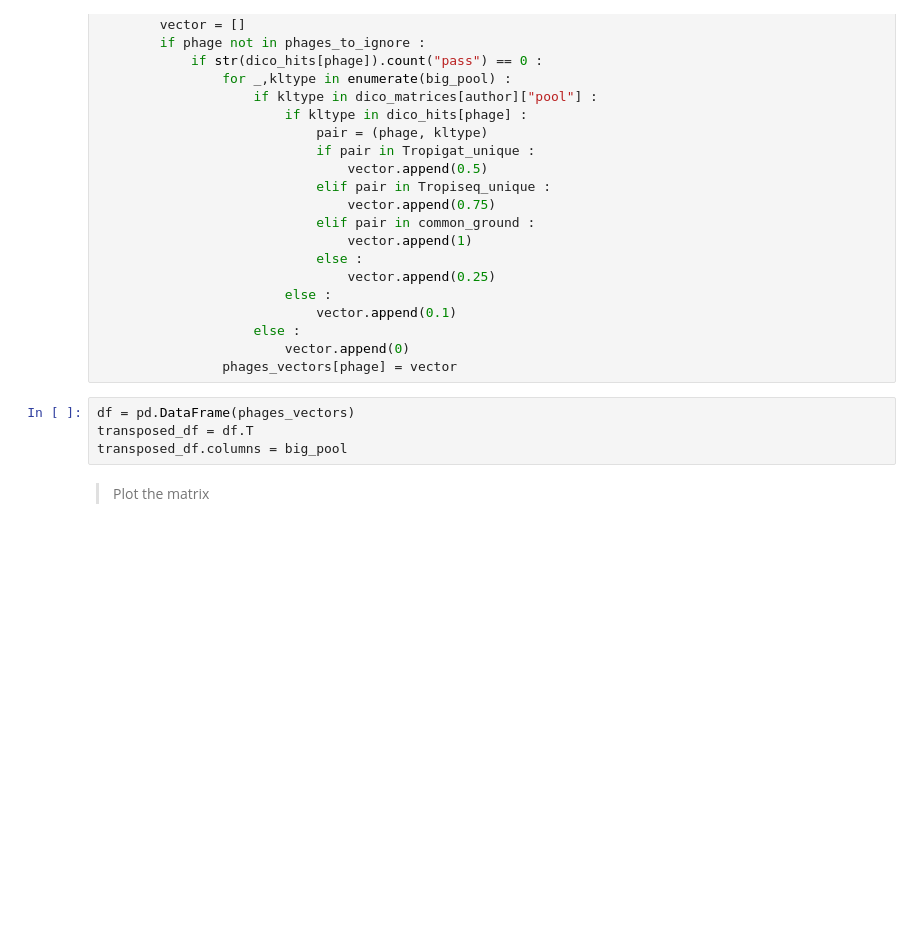
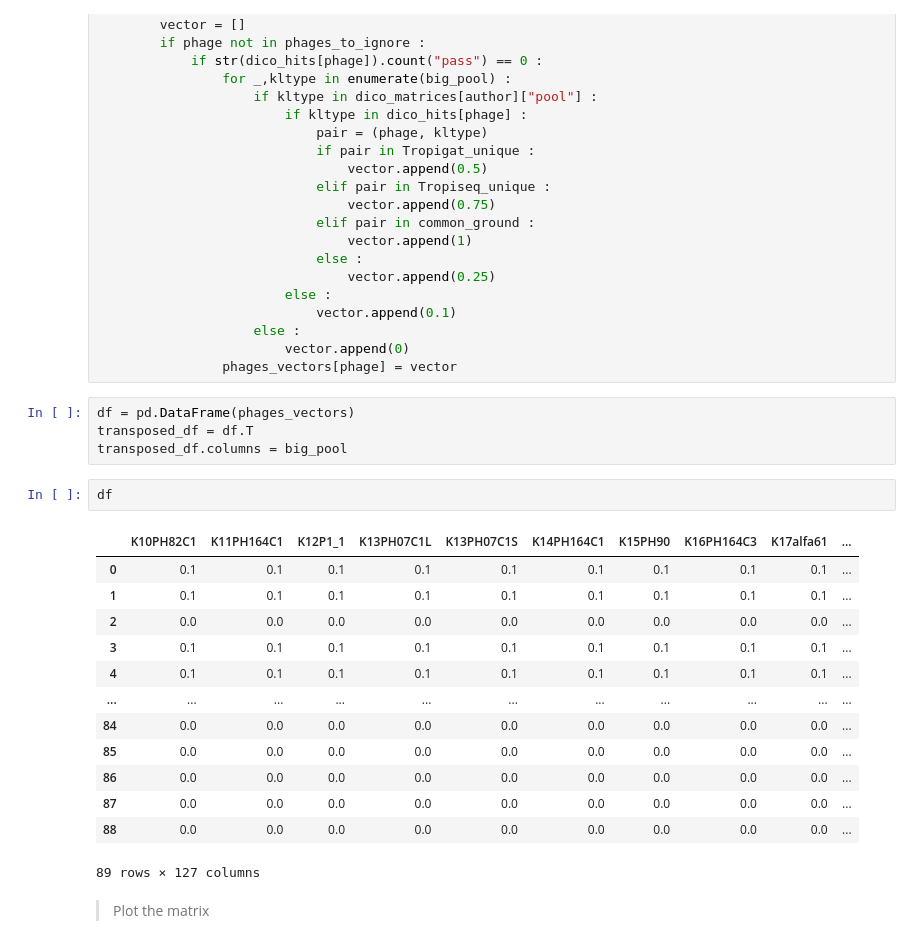
Before and after one commit to conchaeloko/Klebsiella_TropiSEARCH, a Jupyter notebook: scripts/In_vitro/XX.Plot_matrix.ipynb, the cells around one changed output. Cells and saved outputs as stored; diff of their text form; blank space fills up the shorter version.

```diff
--- a/scripts/In_vitro/XX.Plot_matrix.ipynb
+++ b/scripts/In_vitro/XX.Plot_matrix.ipynb
@@ -134,6 +134,22 @@ for author in dico_matrices :
 df = pd.DataFrame(phages_vectors)
 transposed_df = df.T
 transposed_df.columns = big_pool
+# %%
+df
+# %% [output]
+|  | K10PH82C1 | K11PH164C1 | K12P1_1 | K13PH07C1L | K13PH07C1S | K14PH164C1 | K15PH90 | K16PH164C3 | K17alfa61 | ... |
+| 0 | 0.1 | 0.1 | 0.1 | 0.1 | 0.1 | 0.1 | 0.1 | 0.1 | 0.1 | ... |
+| 1 | 0.1 | 0.1 | 0.1 | 0.1 | 0.1 | 0.1 | 0.1 | 0.1 | 0.1 | ... |
+| 2 | 0.0 | 0.0 | 0.0 | 0.0 | 0.0 | 0.0 | 0.0 | 0.0 | 0.0 | ... |
+| 3 | 0.1 | 0.1 | 0.1 | 0.1 | 0.1 | 0.1 | 0.1 | 0.1 | 0.1 | ... |
+| 4 | 0.1 | 0.1 | 0.1 | 0.1 | 0.1 | 0.1 | 0.1 | 0.1 | 0.1 | ... |
+| ... | ... | ... | ... | ... | ... | ... | ... | ... | ... | ... |
+| 84 | 0.0 | 0.0 | 0.0 | 0.0 | 0.0 | 0.0 | 0.0 | 0.0 | 0.0 | ... |
+| 85 | 0.0 | 0.0 | 0.0 | 0.0 | 0.0 | 0.0 | 0.0 | 0.0 | 0.0 | ... |
+| 86 | 0.0 | 0.0 | 0.0 | 0.0 | 0.0 | 0.0 | 0.0 | 0.0 | 0.0 | ... |
+| 87 | 0.0 | 0.0 | 0.0 | 0.0 | 0.0 | 0.0 | 0.0 | 0.0 | 0.0 | ... |
+| 88 | 0.0 | 0.0 | 0.0 | 0.0 | 0.0 | 0.0 | 0.0 | 0.0 | 0.0 | ... |
+89 rows × 127 columns
 # %% [markdown]
 > Plot the matrix
 # %%
```
Also changed, not shown: parts of 19 cells of this notebook, 19 other files.
